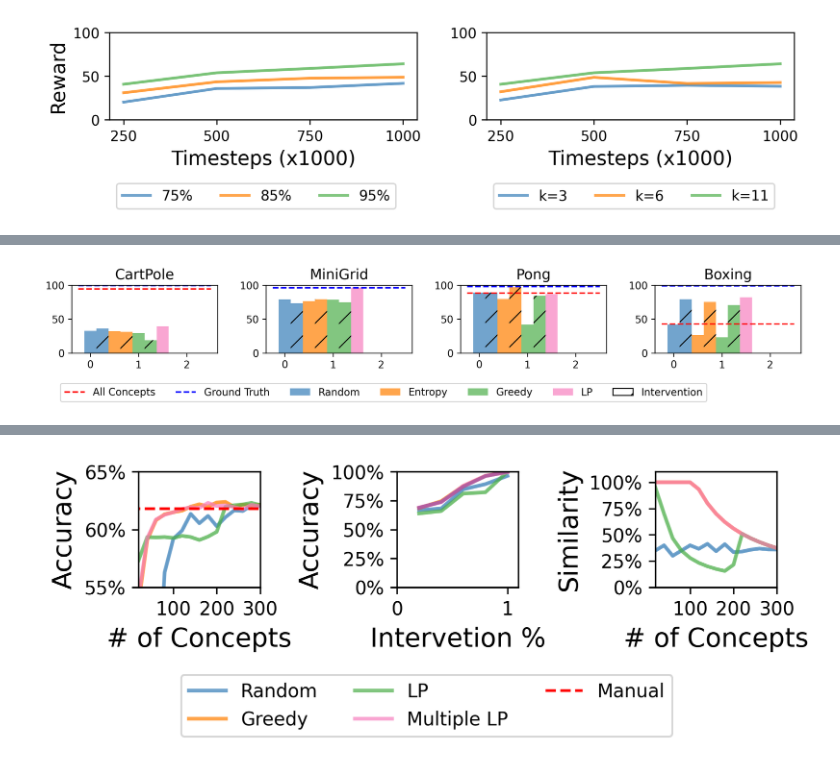
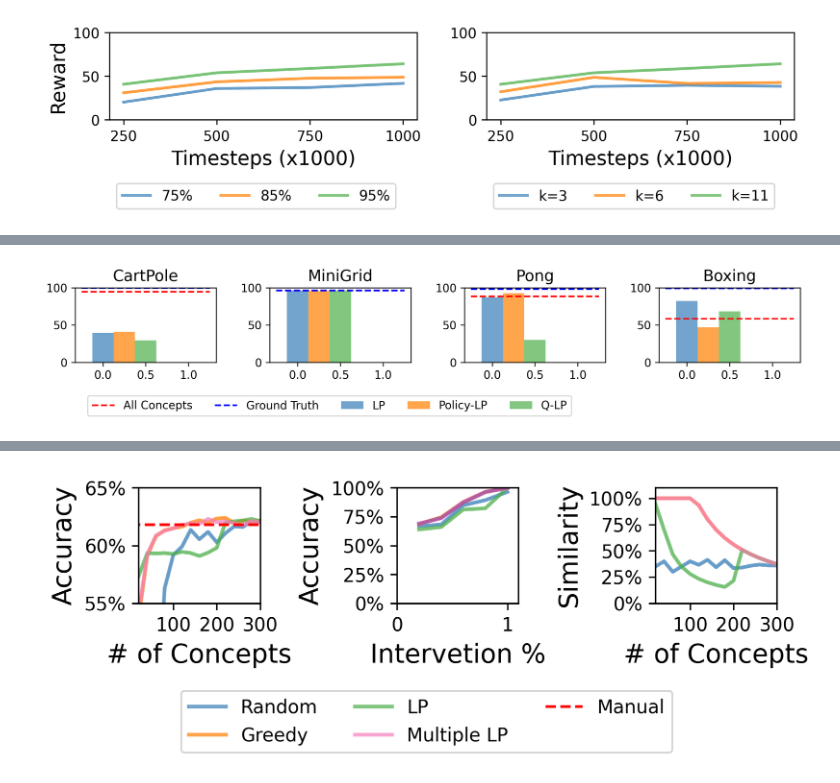
Before and after one commit to naveenr414/concept_decisions, a Jupyter notebook: scripts/notebooks/Plotting.ipynb, the cells around one changed output, grey strips where cells are left out. Drawn from its saved outputs; the diff is of its cells as text; code cells hidden in the pictures.

```diff
--- a/scripts/notebooks/Plotting.ipynb
+++ b/scripts/notebooks/Plotting.ipynb
@@ -418,0 +997,18 @@ fig.savefig("../../results/figures/accuracy_num_concepts.pdf",dpi=300, bbox_inch
+# %%
+gold_timesteps = [100000,250000,500000]
+methods = ["greedy","lp_hybrid"]
+e = "mini_grid"
+
+performance_by_gold = []
+for m in methods:
+    temp = []
+    for g in gold_timesteps:
+        matching_params = get_results_matching_parameters("ablations","",{'environment_string': e,'gold_timesteps':g,
+                                                                    'method': m})
+        if len(matching_params) > 0:
+            val = method_scales[1](np.mean([i[m]['reward'] for i in matching_params]))
+        else:
+            val = 0
+        temp.append(val)
+    performance_by_gold.append(temp)
+np.array(performance_by_gold)
@@ -483,12 +1167,10 @@ boxing lp_hybrid 0
 # %%
-import matplotlib.patches as mpatches
-
 plot_dimensions = (1,len(imperfect_environments))
 
 titles = [[name_to_nice[i] for i in imperfect_environments]]
 
 sup_y_label = ""
-overall_format = {'figsize':(11,2),
+overall_format = {'figsize':(10,2),
     'style_size': style_size,
     'has_grid': False,
     'y_lim': [[[0,100] for i in range(4)]],
@@ -497,49 +1179,24 @@ overall_format = {'figsize':(11,2),
 
 fig,ax = create_axes(plot_dimensions,overall_format,titles=titles)
 
+bar_format = {'color_palette': 'six_color', 'linewidth': 10, 'style_size': style_size,
+}
 plt.tight_layout()
 
 for i in range(len(imperfect_environments)):
+    x_groups = list(range(len(all_performances_imperfect_lp[i][:-1])))
+    y_vals = all_performances_imperfect_lp[i][1:]
 
-    x_groups = 2*np.array(list(range(len(all_performances_intervention[i][1:]))))
-    y_vals = all_performances_imperfect[i][1:]
+    plot_bar(ax[0][i],x_groups,y_vals,[0 for i in range(len(y_vals))],  {
+        0: 'LP',
+        1: 'Policy-LP',
+        2: 'Q-LP'
+    },bar_format)
 
-    d = {
-        0: 'Random',
-        2: 'Entropy',
-        4: 'Greedy',
-        6: 'LP',
-        8: 'Imperfect'
-    }
+    ax[0][i].hlines(all_performances_imperfect_lp[i][0],-0.25,1.25,label="All Concepts",color="red",linestyle="--")
+    ax[0][i].hlines(all_baselines[i],-0.25,1.25,label="Ground Truth",color="blue",linestyle="--")
 
-    bar_format = {'color_palette': 'six_color', 'style_size': style_size}
-
-    plot_bar(ax[0][i],x_groups,y_vals,[0 for i in range(len(y_vals))], d,bar_format)
-
-    x_groups = 2*np.array(list(range(len(all_performances_intervention[i][1:]))))+1
-    y_vals = all_performances_intervention[i][1:]
-    d = {
-        1: '',
-        3: '',
-        5: '',
-        7: '',
-        9: ''
-    }
-
-    bar_format = {'color_palette': 'six_color', 'style_size': style_size, 'hatch': '/'}
-    plot_bar(ax[0][i],x_groups,y_vals,[0 for i in range(len(y_vals))], d,bar_format)
-    ax[0][i].hlines(all_performances_imperfect[i][0],-0.25,2.5,label="All Concepts",color="red",linestyle="--")
-    ax[0][i].hlines(all_baselines[i],-0.25,2.5,label="Ground Truth",color="blue",linestyle="--")
-
-striped_patch = mpatches.Patch(
-    facecolor='white',    # or a specific color from your palette
-    edgecolor='black',
-    hatch='/',
-    label='Intervention'
-)
-
-legend_format = {'style_size': style_size,'type': 'is_global', 'loc': 'lower left', 'ncol': 8, 'bbox_to_anchor': (0.04,-0.1),'fontsize': 14,
-                     'extra_handles': [(striped_patch, 'Intervention')]}
+legend_format = {'style_size': style_size,'type': 'is_global', 'loc': 'lower left', 'ncol': 7, 'bbox_to_anchor': (0.075,-0.1),'fontsize': 14}
 create_legend(fig,ax,plot_dimensions,legend_format)
-fig.savefig("../../results/figures/basic_comparison_methods_intervention.pdf",dpi=300, bbox_inches='tight')
+fig.savefig("../../results/figures/basic_comparison_methods_imperfect.pdf",dpi=300, bbox_inches='tight')
 # %% [output]
@@ -554 +1207 @@ fig.savefig("../../results/figures/basic_comparison_methods_intervention.pdf",dp
-[figure, old version]
+[figure, new version]
```
Also changed, not shown: parts of 27 cells of this notebook, 8 other files.
